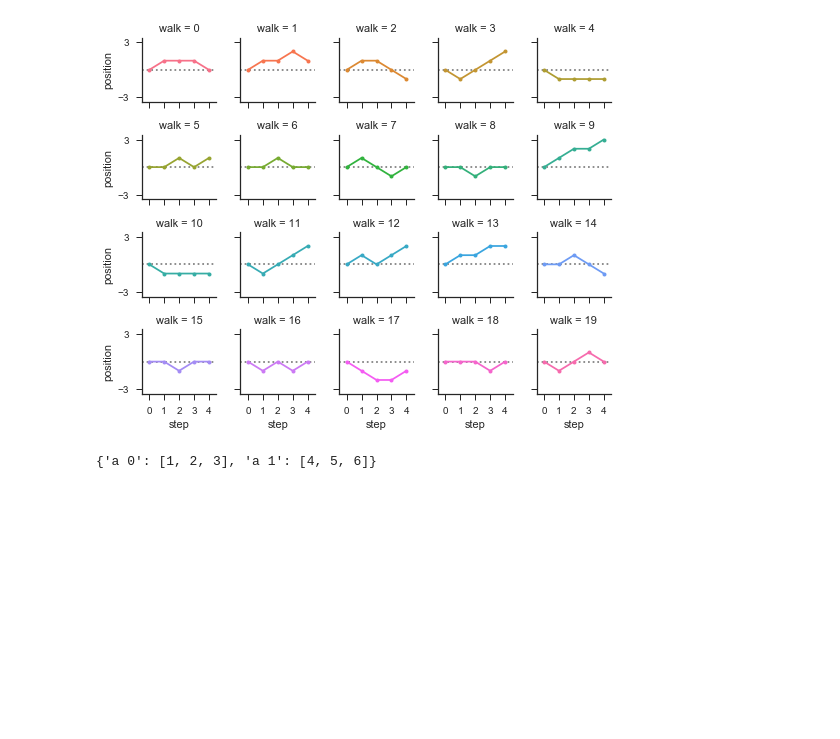
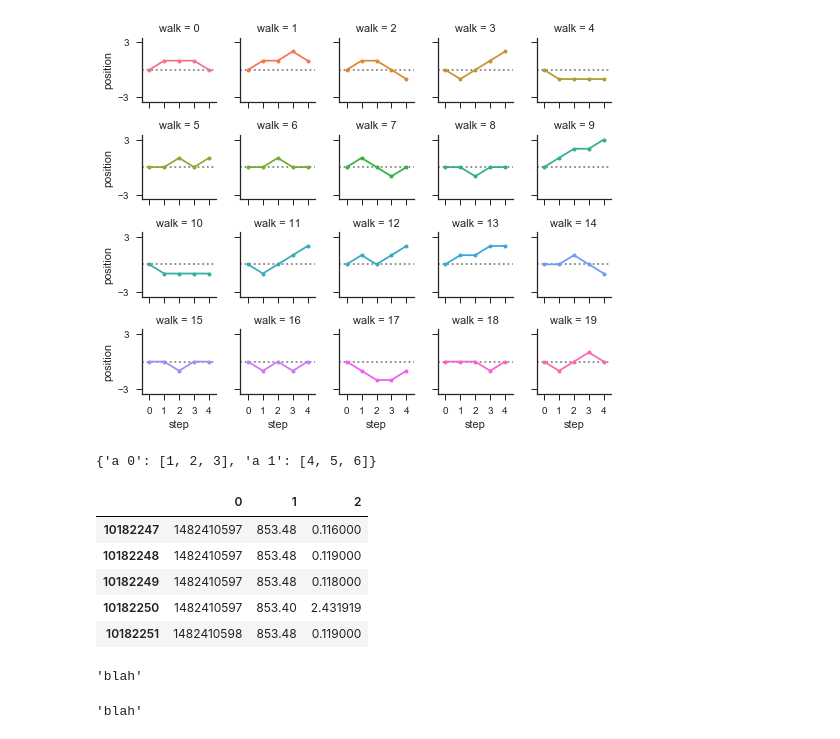
Before and after one commit to mbaddar/BTCWavelet, a Jupyter notebook: notebooks/Plot.ipynb, the cells around one changed output. Saved outputs shown, nothing was run; the diff lists cells and outputs as text; code cells hidden in the pictures; blank space fills up the shorter version.

```diff
--- a/notebooks/Plot.ipynb
+++ b/notebooks/Plot.ipynb
@@ -77,3 +77,15 @@ a = [[1, 2, 3], [4, 5, 6]]
 dict( ("a %d" %x, a[x]) for x in range(len(a)) )
 # %% [output]
 {'a 0': [1, 2, 3], 'a 1': [4, 5, 6]}
+# %%
+import pandas
+from pandas import DataFrame as DF
+filename="C:\\Users\\baddar\\Dropbox (Personal)\\MSc Project\\BTCWavelet\\Data\\bitcoincharts\\.bitfinexUSD.csv"
+df = pandas.read_csv( filename, header=None)
+# %% [output]
+|  | 0 | 1 | 2 |
+| 10182247 | 1482410597 | 853.48 | 0.116000 |
+| 10182248 | 1482410597 | 853.48 | 0.119000 |
+| 10182249 | 1482410597 | 853.48 | 0.118000 |
+| 10182250 | 1482410597 | 853.40 | 2.431919 |
+| 10182251 | 1482410598 | 853.48 | 0.119000 |
@@ -79,0 +113,9 @@ dict( ("a %d" %x, a[x]) for x in range(len(a)) )
+# %%
+b = B()
+b.foo(b.endpoint)
+# %% [output]
+'blah'
+# %%
+b.endpoint
+# %% [output]
+'blah'
```
Also changed, not shown: parts of 18 cells of this notebook, 31 other files.
